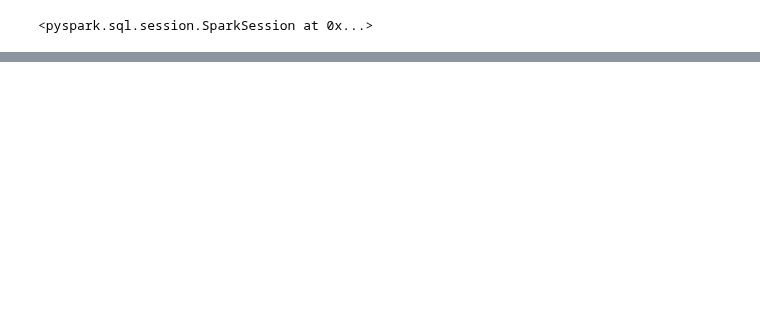
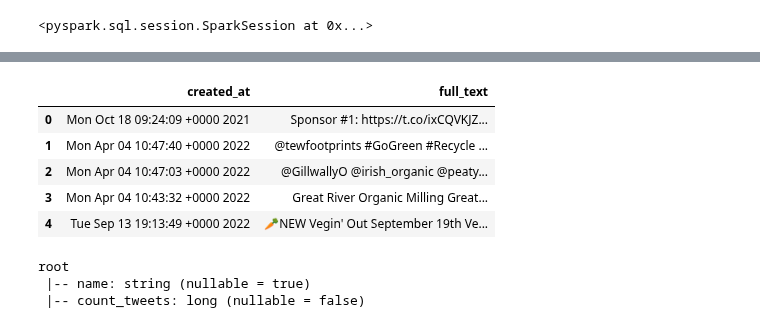
Before and after one commit to atyvaert/big-data, a Jupyter notebook: src/Exploration_Notebooks/Konstantin_Exploration.ipynb, the cells around one changed output, grey strips where cells are left out. Saved outputs shown, nothing was run; the diff lists cells and outputs as text; code cells hidden in the pictures; blank space fills up the shorter version.

```diff
--- a/src/Exploration_Notebooks/Konstantin_Exploration.ipynb
+++ b/src/Exploration_Notebooks/Konstantin_Exploration.ipynb
@@ -80,0 +79,10 @@ TypeError: object of type 'DataFrame' has no len()
+# %%
+pd.set_option('display.max_colwidth', None)
+df_json_sub.select("created_at", "full_text").limit(5).toPandas()
+# %% [output]
+|  | created_at | full_text |
+| 0 | Mon Oct 18 09:24:09 +0000 2021 | Sponsor #1: https://t.co/ixCQVKJZ... |
+| 1 | Mon Apr 04 10:47:40 +0000 2022 | @tewfootprints #GoGreen #Recycle ... |
+| 2 | Mon Apr 04 10:47:03 +0000 2022 | @GillwallyO @irish_organic @peaty... |
+| 3 | Mon Apr 04 10:43:32 +0000 2022 | Great River Organic Milling Great... |
+| 4 | Tue Sep 13 19:13:49 +0000 2022 | 🥕NEW Vegin' Out September 19th Ve... |
@@ -80,0 +99,6 @@ TypeError: object of type 'DataFrame' has no len()
+# %%
+df_users1.printSchema()
+# %% [output]
+root
+ |-- name: string (nullable = true)
+ |-- count_tweets: long (nullable = false)
```
Also changed, not shown: parts of 19 cells of this notebook, 1 other file.
